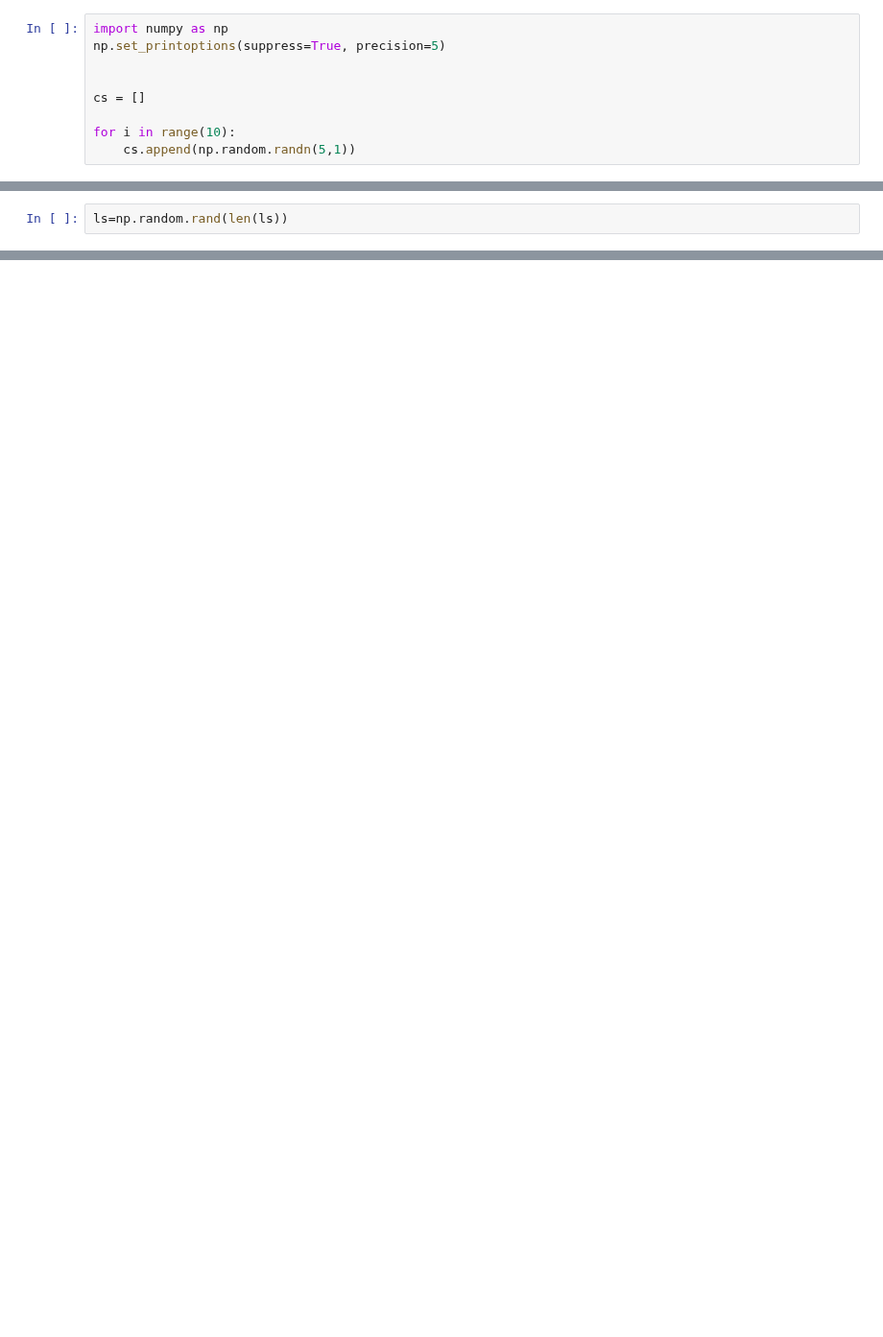
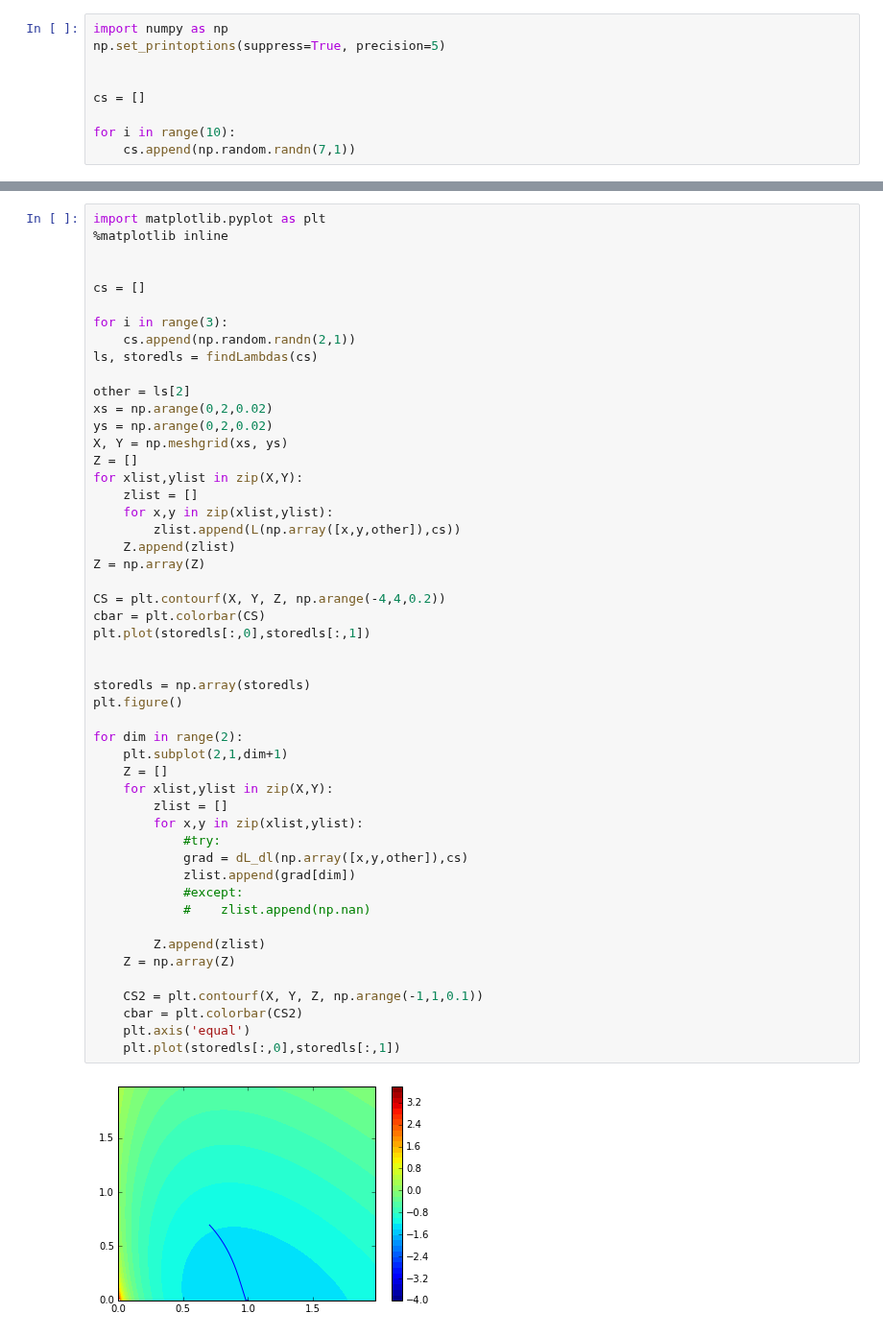
Before and after one commit to lionfish0/dp, a Jupyter notebook: Numerical Solution For Finding Langrange Multipliers-Corrected Gradient.ipynb, the cells around one changed output, grey strips where cells are left out. Shown at 96% size. Cells and saved outputs as stored; diff of their text form; blank space fills up the shorter version.

```diff
--- a/Numerical Solution For Finding Langrange Multipliers-Corrected Gradient.ipynb
+++ b/Numerical Solution For Finding Langrange Multipliers-Corrected Gradient.ipynb
@@ -8,4 +12,4 @@ np.set_printoptions(suppress=True, precision=5)
 cs = []
 
 for i in range(10):
-    cs.append(np.random.randn(5,1))
+    cs.append(np.random.randn(7,1))
@@ -145,2 +103,0 @@ np.linalg.matrix_rank(M)
-# %%
-ls=np.random.rand(len(ls))
@@ -168,0 +228,52 @@ array([ 0.39849, -3.62297,  0.02435, -1.14056, -0.84596, -9.08688,
+# %%
+import matplotlib.pyplot as plt
+%matplotlib inline
+
+
+cs = []
+
+for i in range(3):
+    cs.append(np.random.randn(2,1))
+ls, storedls = findLambdas(cs)
+
+other = ls[2]
+xs = np.arange(0,2,0.02)
+ys = np.arange(0,2,0.02)
+X, Y = np.meshgrid(xs, ys)
+Z = []
+for xlist,ylist in zip(X,Y):
+    zlist = []
+    for x,y in zip(xlist,ylist):
+        zlist.append(L(np.array([x,y,other]),cs))
+    Z.append(zlist)
+Z = np.array(Z)
+
+CS = plt.contourf(X, Y, Z, np.arange(-4,4,0.2))
+cbar = plt.colorbar(CS)
+plt.plot(storedls[:,0],storedls[:,1])
+
+
+storedls = np.array(storedls)
+plt.figure()
+
+for dim in range(2):
+    plt.subplot(2,1,dim+1)
+    Z = []
+    for xlist,ylist in zip(X,Y):
+        zlist = []
+        for x,y in zip(xlist,ylist):
+            #try:
+            grad = dL_dl(np.array([x,y,other]),cs)
+            zlist.append(grad[dim])
+            #except:
+            #    zlist.append(np.nan)
+
+        Z.append(zlist)
+    Z = np.array(Z)
+
+    CS2 = plt.contourf(X, Y, Z, np.arange(-1,1,0.1))
+    cbar = plt.colorbar(CS2)
+    plt.axis('equal')
+    plt.plot(storedls[:,0],storedls[:,1])
+# %% [output]
+[figure, added]
```
Also changed, not shown: parts of 15 cells of this notebook.
